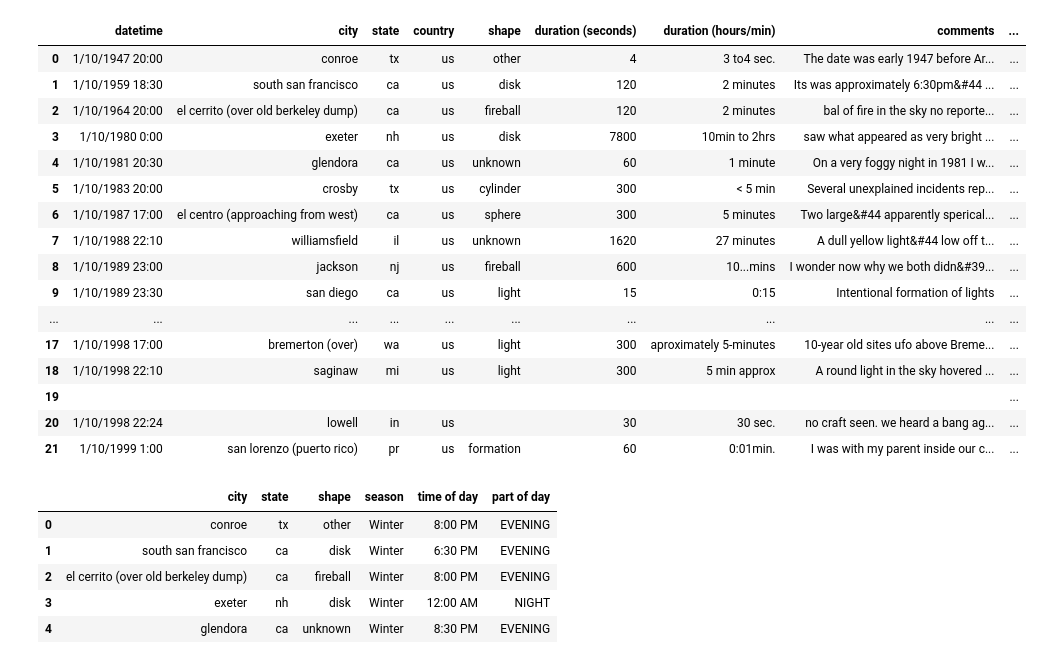
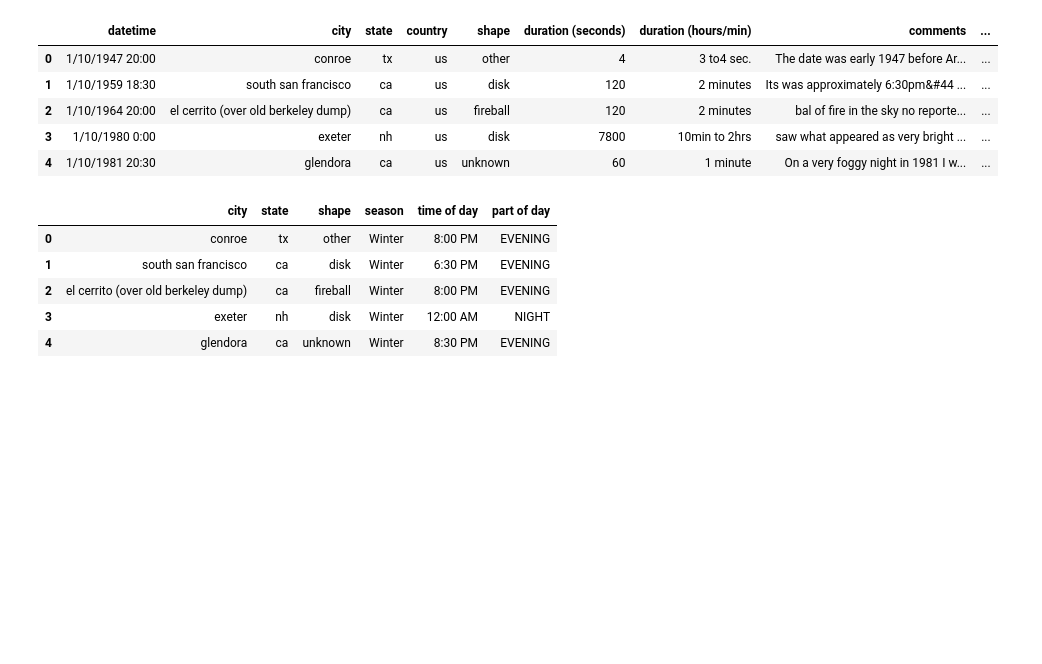
Before and after one commit to lucyhohler/Final-Project---Data-Analytics, a Jupyter notebook: KNN_Model_Working.ipynb, the cells around one changed output. Drawn from its saved outputs; the diff is of its cells as text; code cells hidden in the pictures; blank space fills up the shorter version.

```diff
--- a/KNN_Model_Working.ipynb
+++ b/KNN_Model_Working.ipynb
@@ -8,26 +9,15 @@ import pickle
 # %%
 #df = pd.read_csv(os.path.join(".", "Resources", "ufo-sightings.csv"))
 url = 'https://raw.githubusercontent.com/lucyhohler/Final-Project---Data-Analytics/master/Resources/ufo-sightings.csv'
 df = pd.read_csv(url, sep=",", na_filter=False)
-df.head(22)
+df.head()
 # %% [output]
 |  | datetime | city | state | country | shape | duration (seconds) | duration (hours/min) | comments | ... |
 | 0 | 1/10/1947 20:00 | conroe | tx | us | other | 4 | 3 to4 sec. | The date was early 1947 before Ar... | ... |
 | 1 | 1/10/1959 18:30 | south san francisco | ca | us | disk | 120 | 2 minutes | Its was approximately 6:30pm&#44 ... | ... |
 | 2 | 1/10/1964 20:00 | el cerrito (over old berkeley dump) | ca | us | fireball | 120 | 2 minutes | bal of fire in the sky no reporte... | ... |
 | 3 | 1/10/1980 0:00 | exeter | nh | us | disk | 7800 | 10min to 2hrs | saw what appeared as very bright ... | ... |
 | 4 | 1/10/1981 20:30 | glendora | ca | us | unknown | 60 | 1 minute | On a very foggy night in 1981 I w... | ... |
-| 5 | 1/10/1983 20:00 | crosby | tx | us | cylinder | 300 | < 5 min | Several unexplained incidents rep... | ... |
-| 6 | 1/10/1987 17:00 | el centro (approaching from west) | ca | us | sphere | 300 | 5 minutes | Two large&#44 apparently sperical... | ... |
-| 7 | 1/10/1988 22:10 | williamsfield | il | us | unknown | 1620 | 27 minutes | A dull yellow light&#44 low off t... | ... |
-| 8 | 1/10/1989 23:00 | jackson | nj | us | fireball | 600 | 10...mins | I wonder now why we both didn&#39... | ... |
-| 9 | 1/10/1989 23:30 | san diego | ca | us | light | 15 | 0:15 | Intentional formation of lights | ... |
-| ... | ... | ... | ... | ... | ... | ... | ... | ... | ... |
-| 17 | 1/10/1998 17:00 | bremerton (over) | wa | us | light | 300 | aproximately 5-minutes | 10-year old sites ufo above Breme... | ... |
-| 18 | 1/10/1998 22:10 | saginaw | mi | us | light | 300 | 5 min approx | A round light in the sky hovered ... | ... |
-| 19 |  |  |  |  |  |  |  |  | ... |
-| 20 | 1/10/1998 22:24 | lowell | in | us |  | 30 | 30 sec. | no craft seen. we heard a bang ag... | ... |
-| 21 | 1/10/1999 1:00 | san lorenzo (puerto rico) | pr | us | formation | 60 | 0:01min. | I was with my parent inside our c... | ... |
 # %%
 df = df.drop(columns=["datetime", "country", "duration (seconds)", "duration (hours/min)", "comments", "date posted", "latitude", "longitude ", "month"])
 df.head()
```
Also changed, not shown: parts of 8 cells of this notebook, 3 other files.
